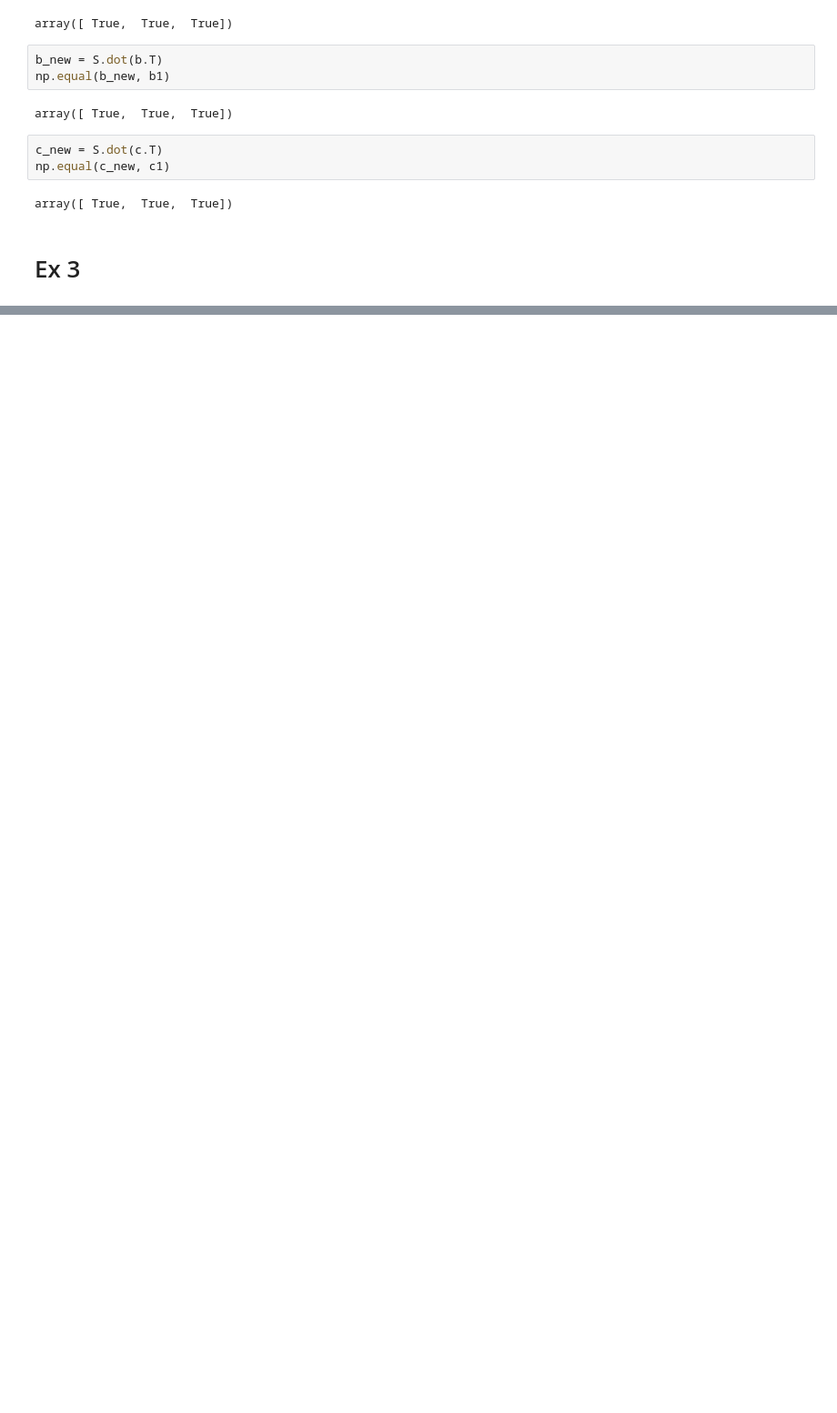
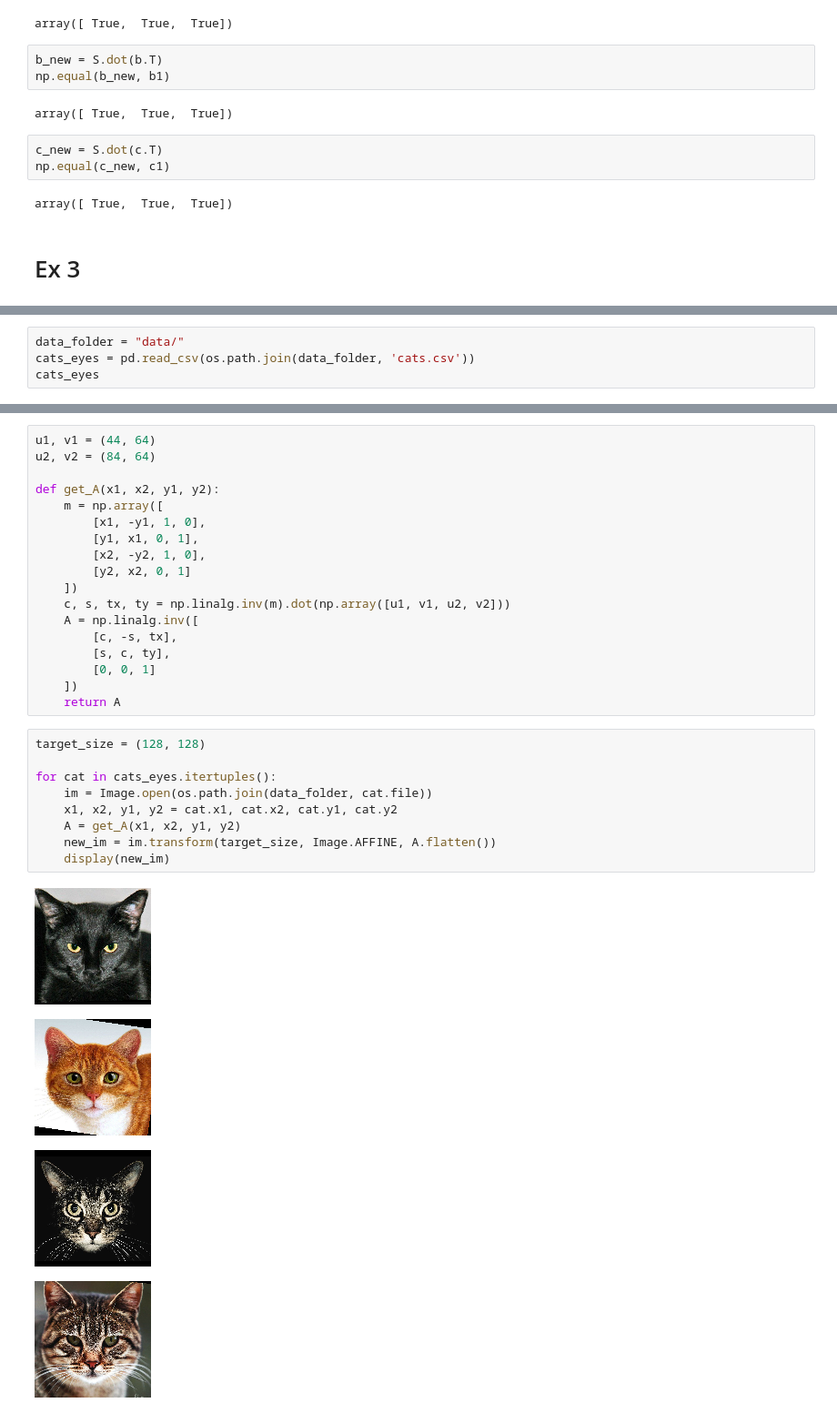
Before and after one commit to AnastasiiaKarliuk/Linear_Algebra_course, a Jupyter notebook: HW 6.ipynb, the cells around one changed output, grey strips where cells are left out. Shown at 91% size. Drawn from its saved outputs; the diff is of its cells as text; blank space fills up the shorter version.

```diff
--- a/HW 6.ipynb
+++ b/HW 6.ipynb
@@ -55,0 +84,4 @@ SyntaxError: invalid syntax (1532899528.py, line 2)
+# %%
+data_folder = "data/"
+cats_eyes = pd.read_csv(os.path.join(data_folder, 'cats.csv'))
+cats_eyes
@@ -55,0 +95,32 @@ SyntaxError: invalid syntax (1532899528.py, line 2)
+# %%
+u1, v1 = (44, 64)
+u2, v2 = (84, 64)
+
+def get_A(x1, x2, y1, y2):
+    m = np.array([
+        [x1, -y1, 1, 0],
+        [y1, x1, 0, 1],
+        [x2, -y2, 1, 0],
+        [y2, x2, 0, 1]
+    ])
+    c, s, tx, ty = np.linalg.inv(m).dot(np.array([u1, v1, u2, v2]))
+    A = np.linalg.inv([
+        [c, -s, tx],
+        [s, c, ty],
+        [0, 0, 1]
+    ])
+    return A
+# %%
+target_size = (128, 128)
+
+for cat in cats_eyes.itertuples():
+    im = Image.open(os.path.join(data_folder, cat.file))
+    x1, x2, y1, y2 = cat.x1, cat.x2, cat.y1, cat.y2
+    A = get_A(x1, x2, y1, y2)
+    new_im = im.transform(target_size, Image.AFFINE, A.flatten())
+    display(new_im)
+# %% [output]
+[figure, added]
+[figure, added]
+[figure, added]
+[figure, added]
```
Also changed, not shown: parts of 10 cells of this notebook, 11 other files.
